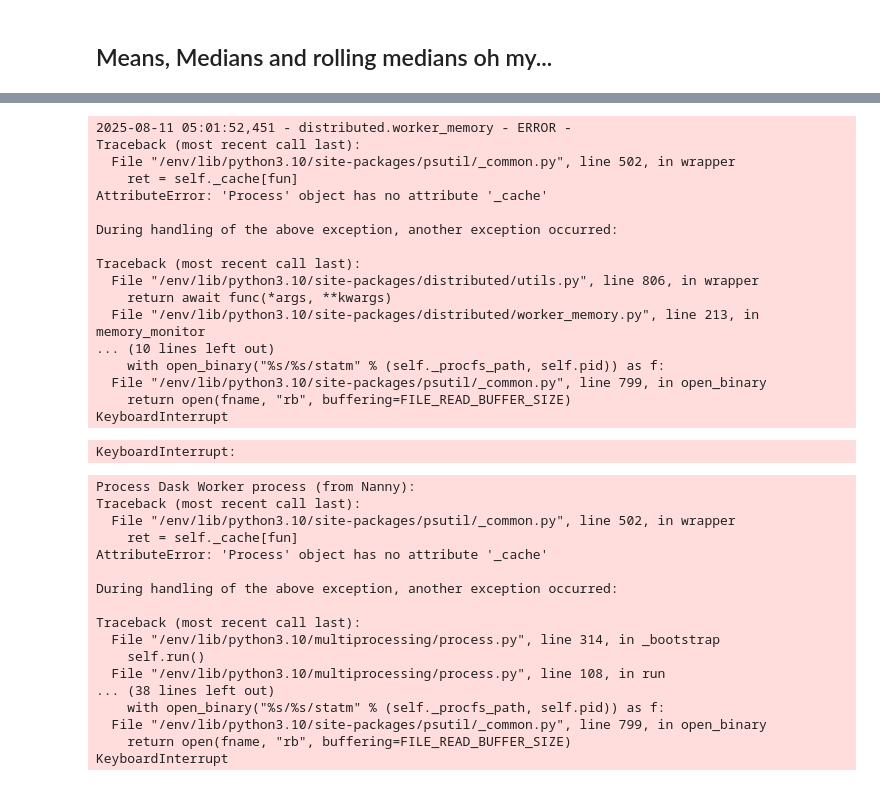
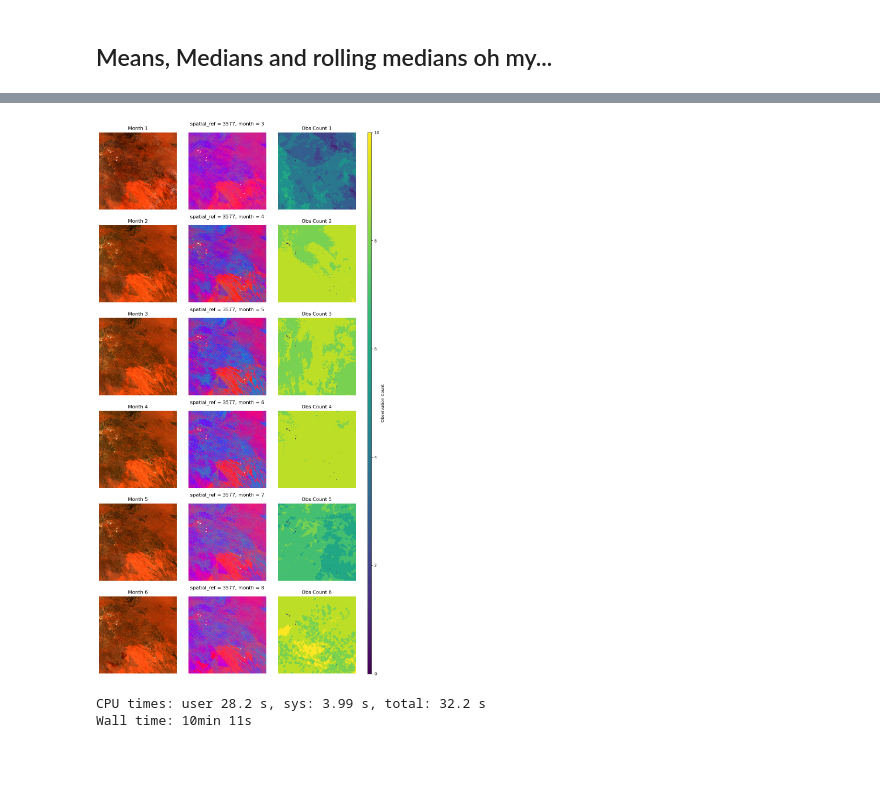
Before and after one commit to jennaguffogg/fc-sub-annual, a Jupyter notebook: notebooks/fc-landsat-exploration.ipynb, the cells around one changed output, grey strips where cells are left out. Saved outputs shown, nothing was run; the diff lists cells and outputs as text; code cells hidden in the pictures; blank space fills up the shorter version.

```diff
--- a/notebooks/fc-landsat-exploration.ipynb
+++ b/notebooks/fc-landsat-exploration.ipynb
@@ -235,7 +251,7 @@ SENTINEL_BAND_MAPPING = (
 region_codes = ["x140y138"]
 
 # including DEC previous year to get full season for DJF
-time = ("2023-12-01", "2024-06-01")
+time = ("2024-03-01", "2024-09-01")
 
 ls_measurements = [
     "nbart_green",
@@ -286,7 +302,7 @@ ls_ds = load_ard(
     dc=dc,
     products=["ga_ls8c_ard_3", "ga_ls9c_ard_3"],
     measurements=ls_measurements,
-    resolution=(-60, 60),
+    resolution=(-30, 30),
     cloud_mask="fmask",
     mask_pixel_quality=True,
     fmask_categories=["valid", "snow", "water"],
@@ -309,7 +325,7 @@ s2_ds = load_ard(
     dc=dc,
     products=["ga_s2am_ard_3", "ga_s2bm_ard_3"],
     measurements=s2_measurements,
-    resolution=(-60, 60),
+    resolution=(-30, 30),
     cloud_mask="s2cloudless",
     mask_pixel_quality=True,
     mask_contiguity=True,
@@ -525,4 +549,6 @@ Attributes:
 # %%
+%%time
+
 n_steps = monthly_medians.sizes["month"]
 
 # Use gridspec to add an extra column for the colorbar
@@ -560,70 +586,38 @@ for i in range(n_steps):
     rgb_fc = (
         xr.concat(
             [
+                monthly_medians["BS"].isel(month=i),
                 monthly_medians["PV"].isel(month=i),
                 monthly_medians["NPV"].isel(month=i),
-                monthly_medians["BS"].isel(month=i),
             ],
             dim="band",
         )
         / 100
     )
     # rgb_fc = rgb_fc.persist()
     rgb_fc.plot.imshow(ax=axs[i, 1], robust=True, add_colorbar=False)
     axs[i, 1].axis("off")
 
     # Observation count
     obs_count = monthly_medians["obs_count"].isel(month=i)
     # obs_count = obs_count.persist()
     im = obs_count.plot.imshow(
         ax=axs[i, 2], cmap=cmap, vmin=vmin, vmax=vmax, add_colorbar=False
     )
     axs[i, 2].set_title(f"Obs Count {i+1}")
     axs[i, 2].axis("off")
 
 # Add a single colorbar to the right
 cax = fig.add_subplot(gs[:, 3])
-cbar = fig.colorbar(im, cax=cax)
+cbar = fig.colorbar(im, cax=cax, fraction = 0.05, pad =0.07)
 cbar.set_label("Observation Count")
 
 axs[0, 0].set_ylabel("True Colour")
 axs[0, 1].set_ylabel("FC RGB")
 axs[0, 2].set_ylabel("Obs Count")
 
 plt.show()
 # %% [output]
+[figure, new version]
-2025-08-11 05:01:52,451 - distributed.worker_memory - ERROR -
-Traceback (most recent call last):
-  File "/env/lib/python3.10/site-packages/psutil/_common.py", line 502, in wrapper
-    ret = self._cache[fun]
-AttributeError: 'Process' object has no attribute '_cache'
-
-During handling of the above exception, another exception occurred:
-
-Traceback (most recent call last):
-  File "/env/lib/python3.10/site-packages/distributed/utils.py", line 806, in wrapper
-    return await func(*args, **kwargs)
-  File "/env/lib/python3.10/site-packages/distributed/worker_memory.py", line 213, in memory_monitor
-... (10 lines left out)
-    with open_binary("%s/%s/statm" % (self._procfs_path, self.pid)) as f:
-  File "/env/lib/python3.10/site-packages/psutil/_common.py", line 799, in open_binary
-    return open(fname, "rb", buffering=FILE_READ_BUFFER_SIZE)
-KeyboardInterrupt
+CPU times: user 28.2 s, sys: 3.99 s, total: 32.2 s
+Wall time: 10min 11s
-KeyboardInterrupt:
-Process Dask Worker process (from Nanny):
-Traceback (most recent call last):
-  File "/env/lib/python3.10/site-packages/psutil/_common.py", line 502, in wrapper
-    ret = self._cache[fun]
-AttributeError: 'Process' object has no attribute '_cache'
-
-During handling of the above exception, another exception occurred:
-
-Traceback (most recent call last):
-  File "/env/lib/python3.10/multiprocessing/process.py", line 314, in _bootstrap
-    self.run()
-  File "/env/lib/python3.10/multiprocessing/process.py", line 108, in run
-... (38 lines left out)
-    with open_binary("%s/%s/statm" % (self._procfs_path, self.pid)) as f:
-  File "/env/lib/python3.10/site-packages/psutil/_common.py", line 799, in open_binary
-    return open(fname, "rb", buffering=FILE_READ_BUFFER_SIZE)
-KeyboardInterrupt
```
Also changed, not shown: parts of 13 cells of this notebook.
